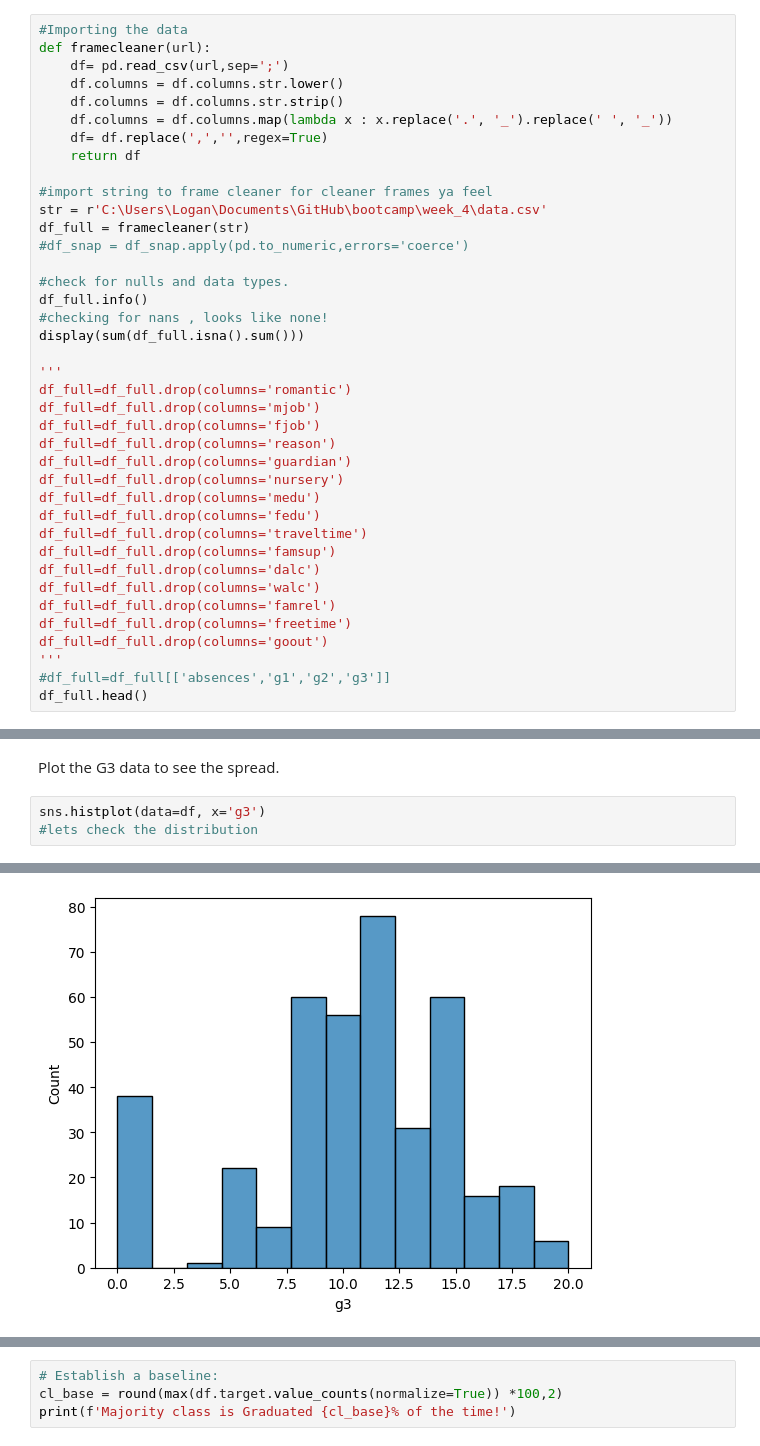
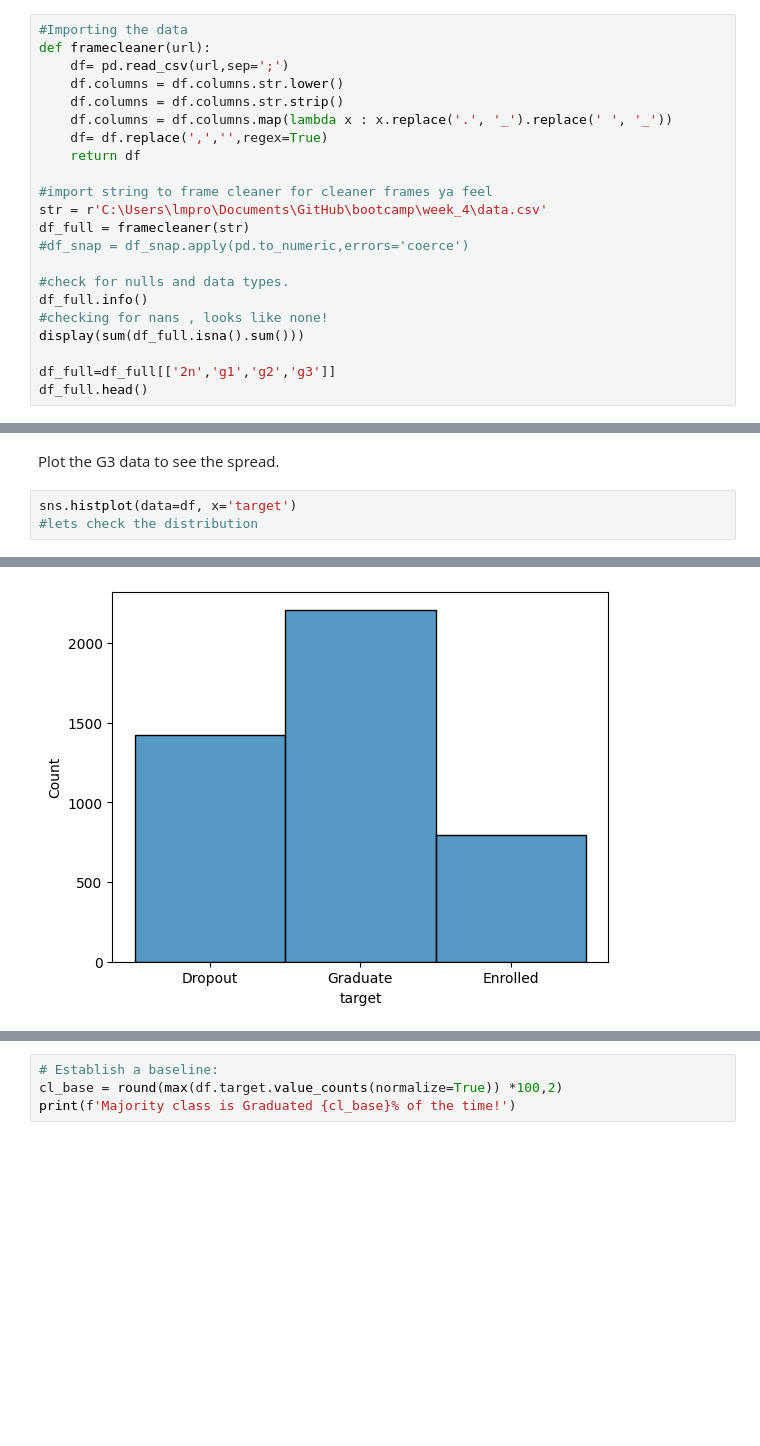
Before and after one commit to Sir-Roe/bootcamp, a Jupyter notebook: week_4/ml assignment.ipynb, the cells around one changed output, grey strips where cells are left out. Drawn from its saved outputs; the diff is of its cells as text; blank space fills up the shorter version.

```diff
--- a/week_4/ml assignment.ipynb
+++ b/week_4/ml assignment.ipynb
@@ -48,7 +49,7 @@ def framecleaner(url):
     return df
 
 #import string to frame cleaner for cleaner frames ya feel
-str = r'C:\Users\Logan\Documents\GitHub\bootcamp\week_4\data.csv'
+str = r'C:\Users\lmpro\Documents\GitHub\bootcamp\week_4\data.csv'
 df_full = framecleaner(str)
 #df_snap = df_snap.apply(pd.to_numeric,errors='coerce')
 
@@ -57,24 +58,7 @@ df_full.info()
 #checking for nans , looks like none!
 display(sum(df_full.isna().sum()))
 
-'''
-df_full=df_full.drop(columns='romantic')
-df_full=df_full.drop(columns='mjob')
-df_full=df_full.drop(columns='fjob')
-df_full=df_full.drop(columns='reason')
-df_full=df_full.drop(columns='guardian')
-df_full=df_full.drop(columns='nursery')
-df_full=df_full.drop(columns='medu')
-df_full=df_full.drop(columns='fedu')
-df_full=df_full.drop(columns='traveltime')
-df_full=df_full.drop(columns='famsup')
-df_full=df_full.drop(columns='dalc')
-df_full=df_full.drop(columns='walc')
-df_full=df_full.drop(columns='famrel')
-df_full=df_full.drop(columns='freetime')
-df_full=df_full.drop(columns='goout')
-'''
-#df_full=df_full[['absences','g1','g2','g3']]
+df_full=df_full[['2n','g1','g2','g3']]
 df_full.head()
 # %% [output]
 <class 'pandas.core.frame.DataFrame'>
@@ -156,6 +94,6 @@ df=df_full
 # %% [markdown]
 Plot the G3 data to see the spread.
 # %%
-sns.histplot(data=df, x='g3')
+sns.histplot(data=df, x='target')
 #lets check the distribution
 # %% [output]
@@ -163,4 +101,4 @@ sns.histplot(data=df, x='g3')
-[figure, old version]
+[figure, new version]
 # %%
 #SPLIT MY DATA
 target = 'target'
```
Also changed, not shown: parts of 13 cells of this notebook, 1 other file.
